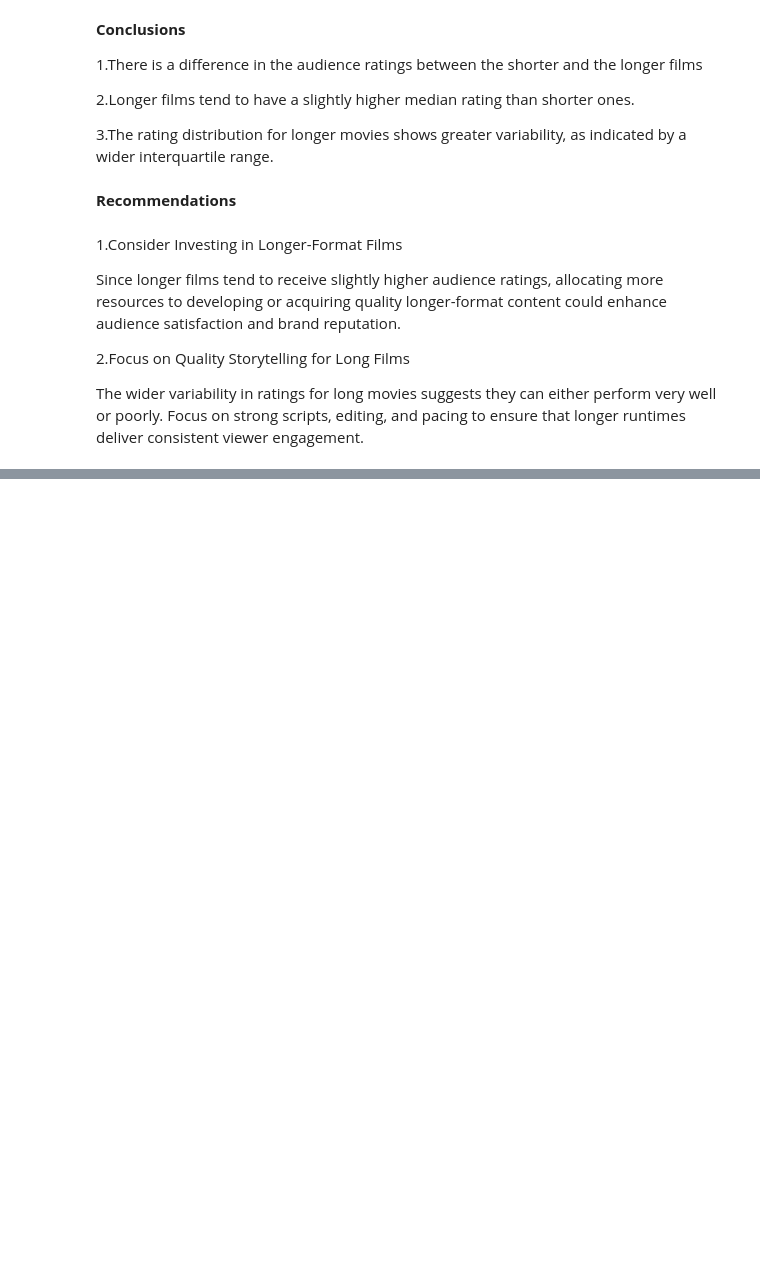
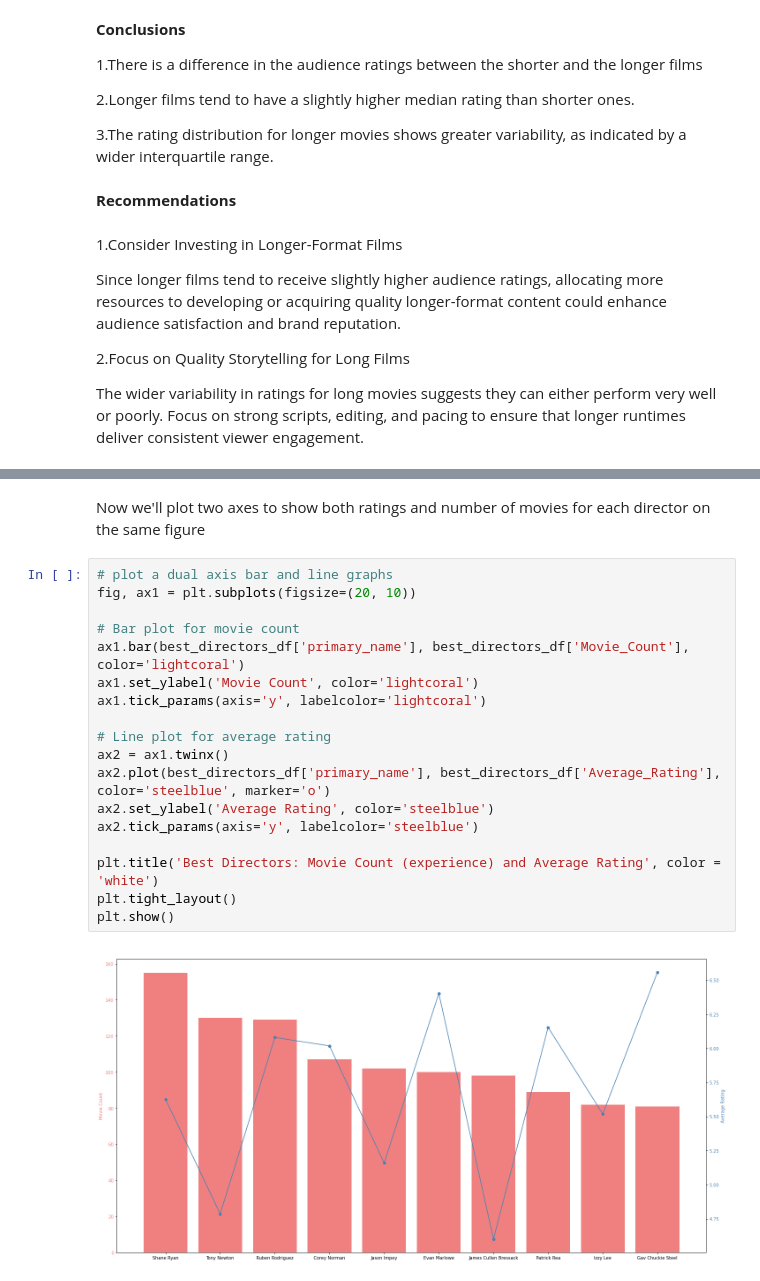
Before and after one commit to Julie97-wb/group6, a Jupyter notebook: main.ipynb, the cells around one changed output, grey strips where cells are left out. Drawn from its saved outputs; the diff is of its cells as text; blank space fills up the shorter version.

```diff
--- a/main.ipynb
+++ b/main.ipynb
@@ -667,0 +803,22 @@ The wider variability in ratings for long movies suggests they can either perfor
+# %% [markdown]
+Now we'll plot two axes to show both ratings and number of movies for each director on the same figure
+# %%
+# plot a dual axis bar and line graphs
+fig, ax1 = plt.subplots(figsize=(20, 10))
+
+# Bar plot for movie count
+ax1.bar(best_directors_df['primary_name'], best_directors_df['Movie_Count'], color='lightcoral')
+ax1.set_ylabel('Movie Count', color='lightcoral')
+ax1.tick_params(axis='y', labelcolor='lightcoral')
+
+# Line plot for average rating
+ax2 = ax1.twinx()
+ax2.plot(best_directors_df['primary_name'], best_directors_df['Average_Rating'], color='steelblue', marker='o')
+ax2.set_ylabel('Average Rating', color='steelblue')
+ax2.tick_params(axis='y', labelcolor='steelblue')
+
+plt.title('Best Directors: Movie Count (experience) and Average Rating', color = 'white')
+plt.tight_layout()
+plt.show()
+# %% [output]
+[figure, added]
```
Also changed, not shown: parts of 18 cells of this notebook.
